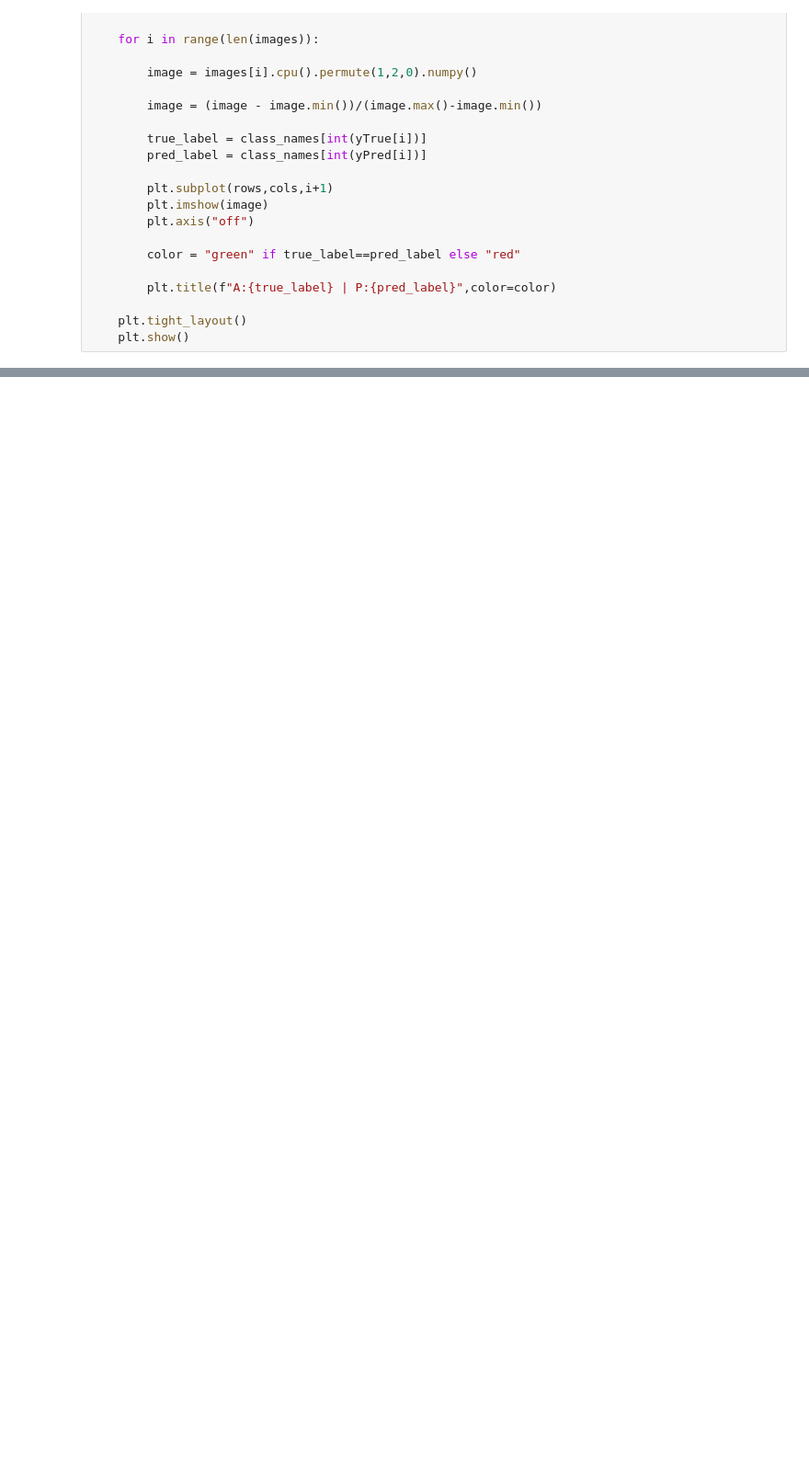
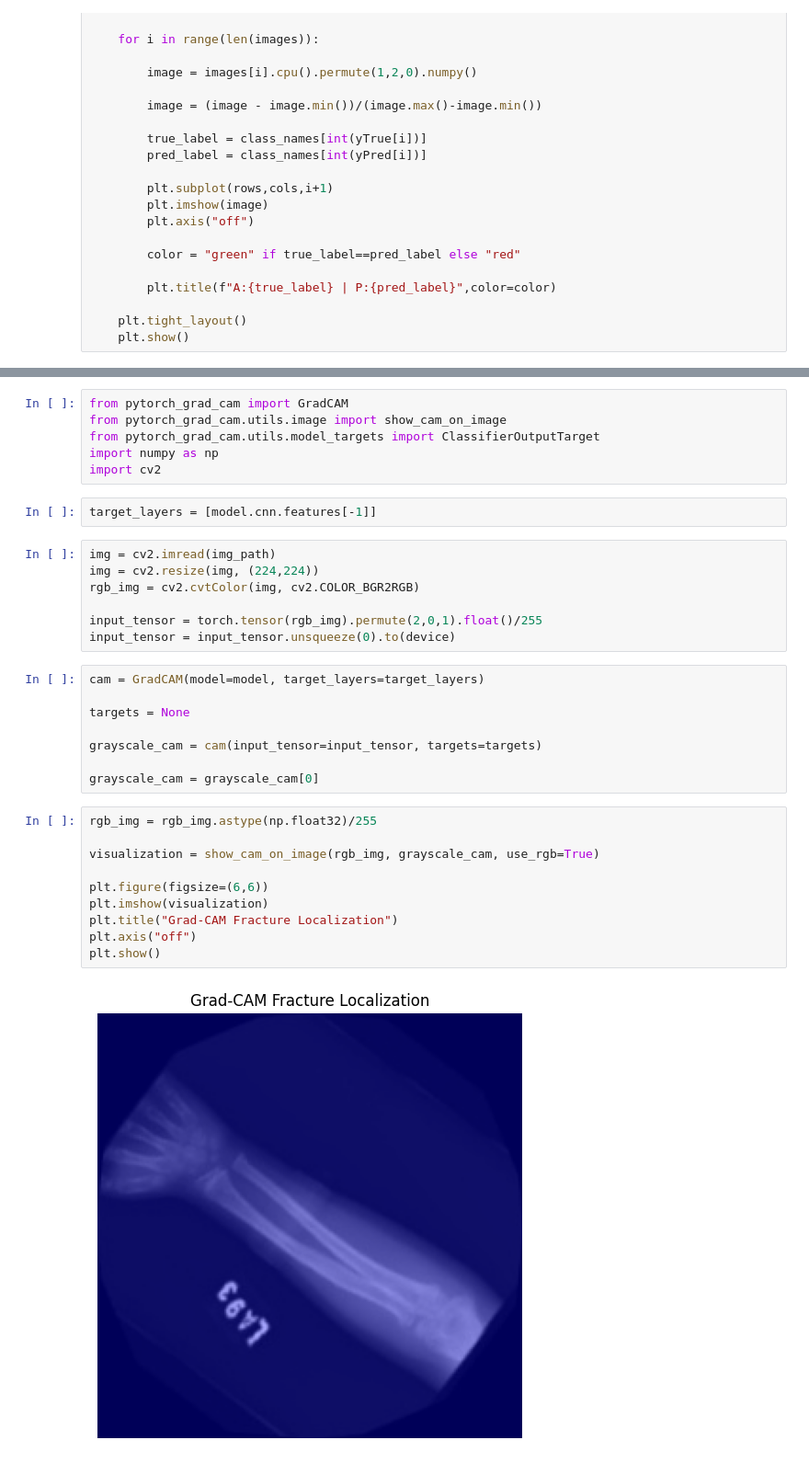
Before and after one commit to Harsh2023UCI8026/hackbio, a Jupyter notebook: hackbio .ipynb, the cells around one changed output, grey strips where cells are left out. Shown at 92% size. Cells and saved outputs as stored; diff of their text form; blank space fills up the shorter version.

```diff
--- a/hackbio .ipynb
+++ b/hackbio .ipynb
@@ -1442,0 +1514,35 @@ plt.show()
+# %%
+from pytorch_grad_cam import GradCAM
+from pytorch_grad_cam.utils.image import show_cam_on_image
+from pytorch_grad_cam.utils.model_targets import ClassifierOutputTarget
+import numpy as np
+import cv2
+# %%
+target_layers = [model.cnn.features[-1]]
+# %%
+img = cv2.imread(img_path)
+img = cv2.resize(img, (224,224))
+rgb_img = cv2.cvtColor(img, cv2.COLOR_BGR2RGB)
+
+input_tensor = torch.tensor(rgb_img).permute(2,0,1).float()/255
+input_tensor = input_tensor.unsqueeze(0).to(device)
+# %%
+cam = GradCAM(model=model, target_layers=target_layers)
+
+targets = None
+
+grayscale_cam = cam(input_tensor=input_tensor, targets=targets)
+
+grayscale_cam = grayscale_cam[0]
+# %%
+rgb_img = rgb_img.astype(np.float32)/255
+
+visualization = show_cam_on_image(rgb_img, grayscale_cam, use_rgb=True)
+
+plt.figure(figsize=(6,6))
+plt.imshow(visualization)
+plt.title("Grad-CAM Fracture Localization")
+plt.axis("off")
+plt.show()
+# %% [output]
+[figure, added]
```
Also changed, not shown: parts of 37 cells of this notebook.
